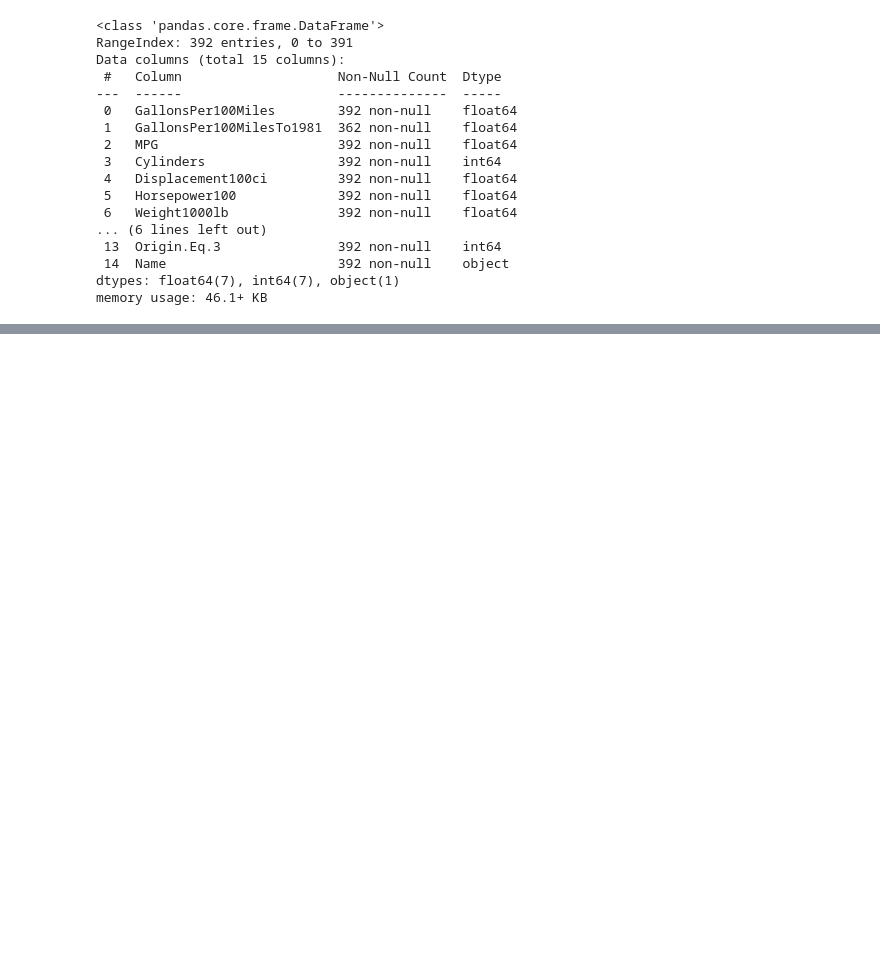
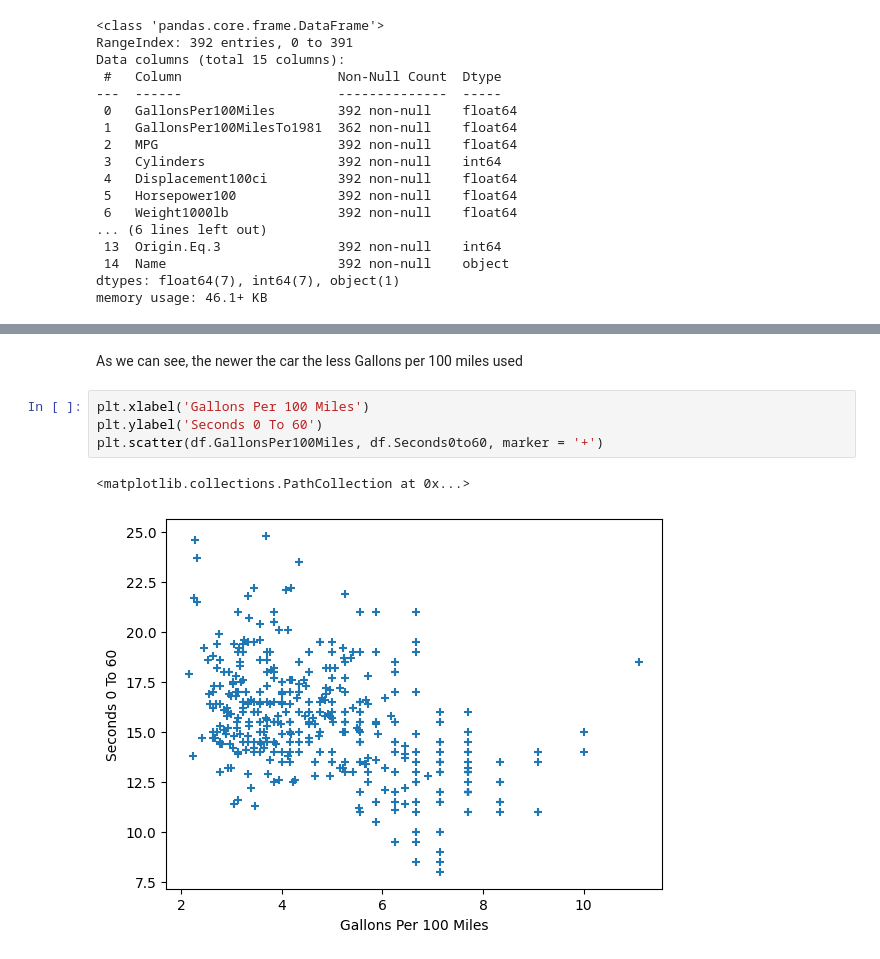
Before and after one commit to yoinkeds/Linear-Regression-Practice, a Jupyter notebook: Linear_Regression_Model.ipynb, the cells around one changed output, grey strips where cells are left out. Saved outputs shown, nothing was run; the diff lists cells and outputs as text; blank space fills up the shorter version.

```diff
--- a/Linear_Regression_Model.ipynb
+++ b/Linear_Regression_Model.ipynb
@@ -36,0 +63,9 @@ memory usage: 46.1+ KB
+# %% [markdown]
+As we can see, the newer the car the less Gallons per 100 miles used
+# %%
+plt.xlabel('Gallons Per 100 Miles')
+plt.ylabel('Seconds 0 To 60')
+plt.scatter(df.GallonsPer100Miles, df.Seconds0to60, marker = '+')
+# %% [output]
+<matplotlib.collections.PathCollection at 0x...>
+[figure, added]
```
Also changed, not shown: parts of 25 cells of this notebook.
